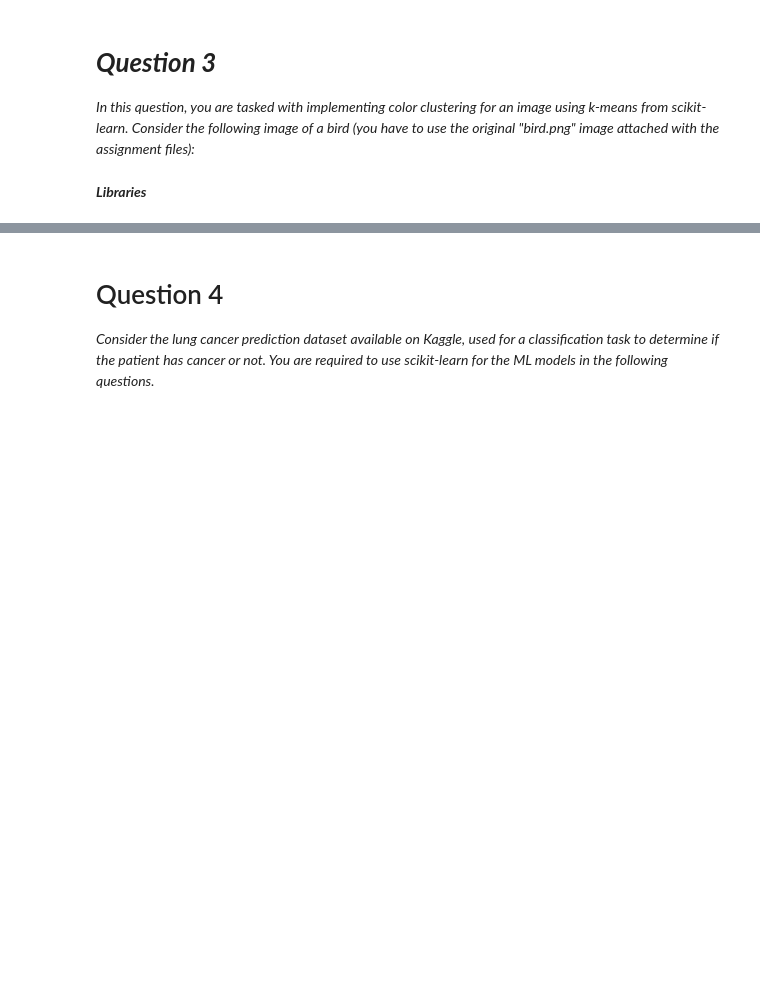
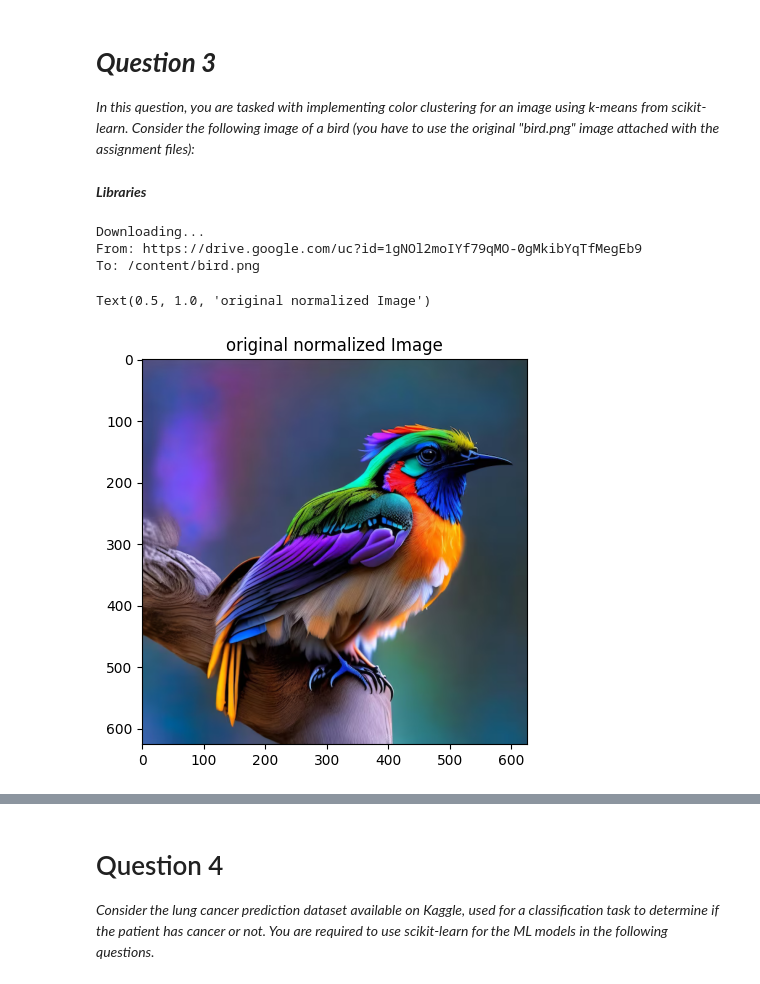
Before and after one commit to mbraihan/MA_2, a Jupyter notebook: COMP_6321_MA_2.ipynb, the cells around one changed output, grey strips where cells are left out. Drawn from its saved outputs; the diff is of its cells as text; code cells hidden in the pictures; blank space fills up the shorter version.

```diff
--- a/COMP_6321_MA_2.ipynb
+++ b/COMP_6321_MA_2.ipynb
@@ -739,0 +770,8 @@ from sklearn.metrics import mean_squared_error
+# %%
+!gdown 1gNOl2moIYf79qMO-0gMkibYqTfMegEb9
+image_path = '/content/bird.png'
+image = plt.imread(image_path)
+# %% [output]
+Downloading...
+From: https://drive.google.com/uc?id=1gNOl2moIYf79qMO-0gMkibYqTfMegEb9
+To: /content/bird.png
@@ -739,0 +784,10 @@ from sklearn.metrics import mean_squared_error
+# %%
+# (b) original normalized image and color spaces of it
+normalized_image = normalize_image(image)
+plt.figure(figsize=(10, 5))
+# plt.imshow(cv2.cvtColor(normalized_image, cv2.COLOR_BGR2RGB))
+plt.imshow(normalized_image)
+plt.title('original normalized Image')
+# %% [output]
+Text(0.5, 1.0, 'original normalized Image')
+[figure, added]
```
Also changed, not shown: parts of 8 cells of this notebook.
